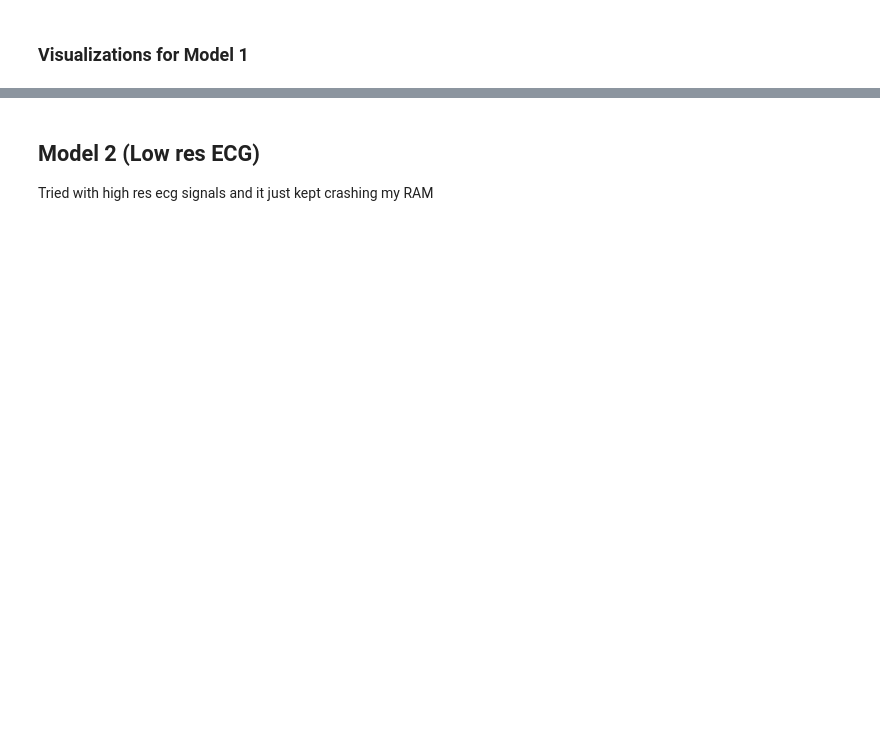
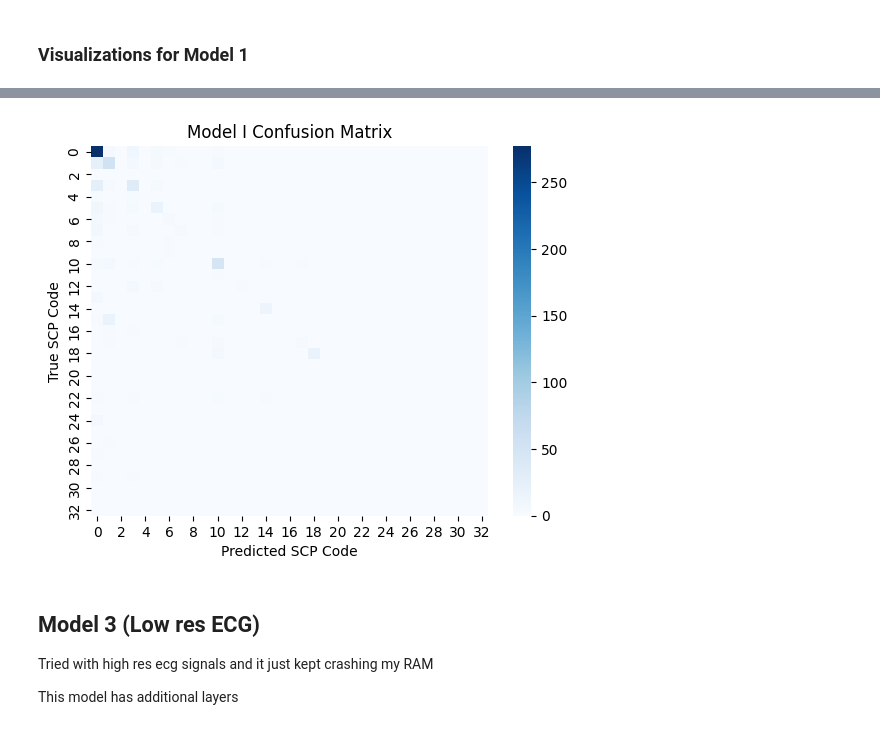
Before and after one commit to sally-zhao/project5-multimodallearning, a Jupyter notebook: doc/Multimodal_Data_Models.ipynb, the cells around one changed output, grey strips where cells are left out. Saved outputs shown, nothing was run; the diff lists cells and outputs as text; code cells hidden in the pictures; blank space fills up the shorter version.

```diff
--- a/doc/Multimodal_Data_Models.ipynb
+++ b/doc/Multimodal_Data_Models.ipynb
@@ -332,0 +361,11 @@ plt.show()
+# %%
+def model_scp_predictor(ecg, ehr):
+    '''
+    This function should takes in the image of dimension (1000,12) and (4,) as input and returns a scp prediction
+    '''
+    img_data = np.zeros((1, 1000, 12))
+    img_data[0] = ecg
+    ehr_data = np.zeros((1,4))
+    ehr_data[0] = ehr
+    probs = model.predict([img_data[:1, :, :], ehr_data[:1]],verbose = 0) # verbose to stop printing the time/step line
+    return np.argmax(probs)
@@ -332,0 +377,13 @@ plt.show()
+# %%
+# test set
+# separate into training and testing data
+
+#for testing (last 10% reserved for testing)
+x_test_ecg = ecg_lr_data_np[val_n+1:val_n+800, :, :]
+x_test_ehr = ehr_data[val_n+1:val_n+800]
+y_test_scp = scp_data[val_n+1:val_n+800]
+# %%
+y_scp_pred = []
+
+for ecg, ehr in zip(x_test_ecg, x_test_ehr):
+    y_scp_pred.append(int(model_scp_predictor(ecg, ehr)))
@@ -332,0 +396,11 @@ plt.show()
+# %%
+## Confusion Matrix
+
+conf_matrix = confusion_matrix(y_test_scp, y_scp_pred)
+sns.heatmap(conf_matrix, annot=False, cmap="Blues", fmt="d")
+plt.xlabel('Predicted SCP Code')
+plt.ylabel('True SCP Code')
+plt.title('Model I Confusion Matrix')
+plt.show()
+# %% [output]
+[figure, added]
@@ -333,4 +410,6 @@ plt.show()
 # %% [markdown]
-## Model 2 (Low res ECG)
+## Model 3 (Low res ECG)
 
 Tried with high res ecg signals and it just kept crashing my RAM
+
+This model has additional layers
```
Also changed, not shown: parts of 22 cells of this notebook.
